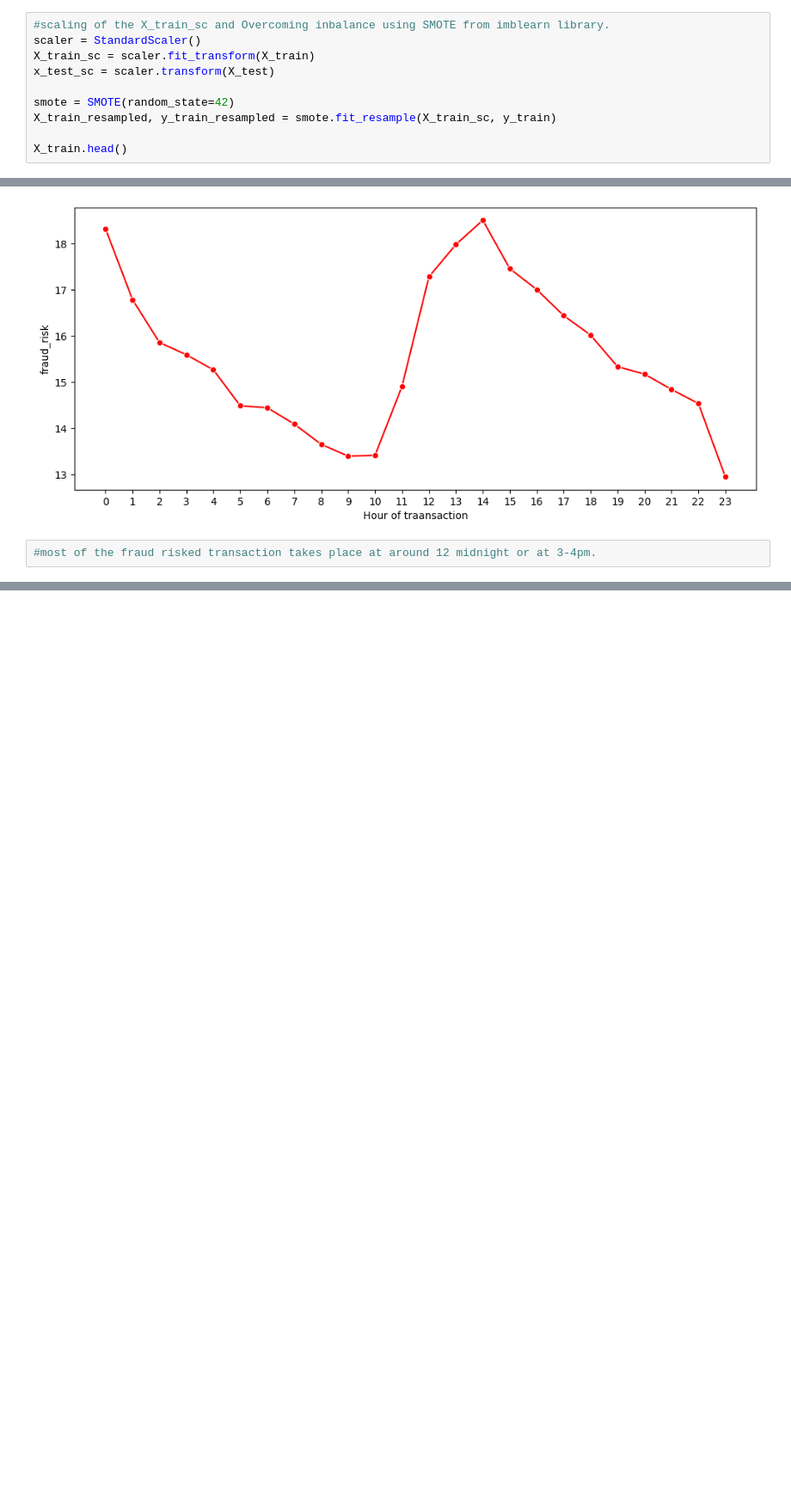
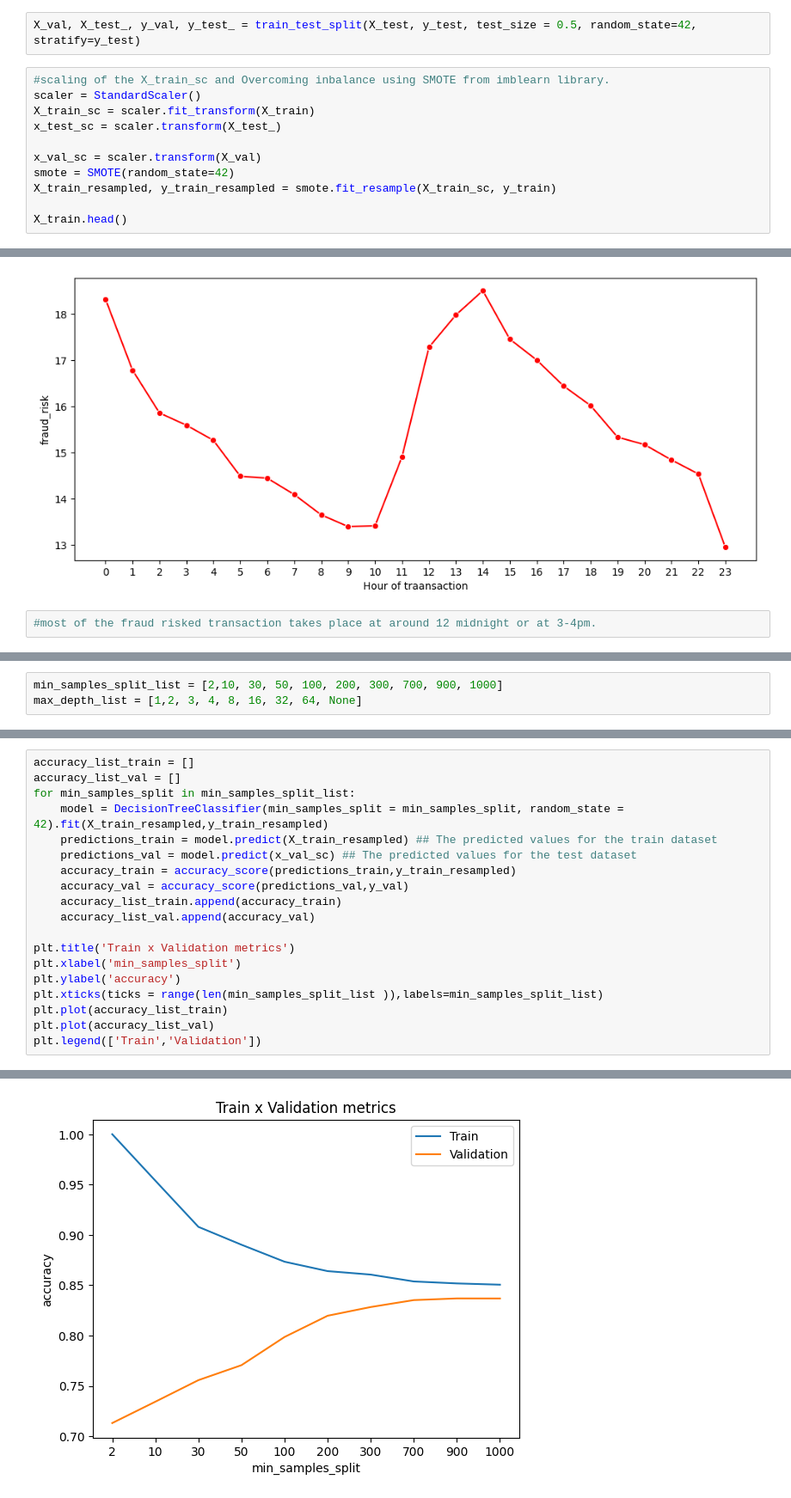
Before and after one commit to Abhishek-M-K2005/FinGuardAITask1_-AbhishekMarutiKarennavar-_-241IT002-, a Jupyter notebook: File1.ipynb, the cells around one changed output, grey strips where cells are left out. Shown at 86% size. Cells and saved outputs as stored; diff of their text form; blank space fills up the shorter version.

```diff
--- a/fing_T.ipynb
+++ b/File1.ipynb
@@ -130,12 +137,15 @@ X = df.drop(columns=["fraud_risk"])
 y = target_col
 
 X_train, X_test, y_train, y_test = train_test_split(X, y, test_size=0.2, random_state=42, stratify=y)
+# %%
+X_val, X_test_, y_val, y_test_ = train_test_split(X_test, y_test, test_size = 0.5, random_state=42, stratify=y_test)
 # %%
 #scaling of the X_train_sc and Overcoming inbalance using SMOTE from imblearn library.
 scaler = StandardScaler()
 X_train_sc = scaler.fit_transform(X_train)
-x_test_sc = scaler.transform(X_test)
+x_test_sc = scaler.transform(X_test_)
 
+x_val_sc = scaler.transform(X_val)
 smote = SMOTE(random_state=42)
 X_train_resampled, y_train_resampled = smote.fit_resample(X_train_sc, y_train)
 
@@ -187,0 +220,3 @@ plt.show()
+# %%
+min_samples_split_list = [2,10, 30, 50, 100, 200, 300, 700, 900, 1000]
+max_depth_list = [1,2, 3, 4, 8, 16, 32, 64, None]
@@ -187,0 +225,20 @@ plt.show()
+# %%
+accuracy_list_train = []
+accuracy_list_val = []
+for min_samples_split in min_samples_split_list:
+    model = DecisionTreeClassifier(min_samples_split = min_samples_split, random_state = 42).fit(X_train_resampled,y_train_resampled)
+    predictions_train = model.predict(X_train_resampled) ## The predicted values for the train dataset
+    predictions_val = model.predict(x_val_sc) ## The predicted values for the test dataset
+    accuracy_train = accuracy_score(predictions_train,y_train_resampled)
+    accuracy_val = accuracy_score(predictions_val,y_val)
+    accuracy_list_train.append(accuracy_train)
+    accuracy_list_val.append(accuracy_val)
+
+plt.title('Train x Validation metrics')
+plt.xlabel('min_samples_split')
+plt.ylabel('accuracy')
+plt.xticks(ticks = range(len(min_samples_split_list )),labels=min_samples_split_list)
+plt.plot(accuracy_list_train)
+plt.plot(accuracy_list_val)
+plt.legend(['Train','Validation'])
+# %% [output]
@@ -187,0 +246 @@ plt.show()
+[figure, added]
```
Also changed, not shown: parts of 24 cells of this notebook, 4 other files.
